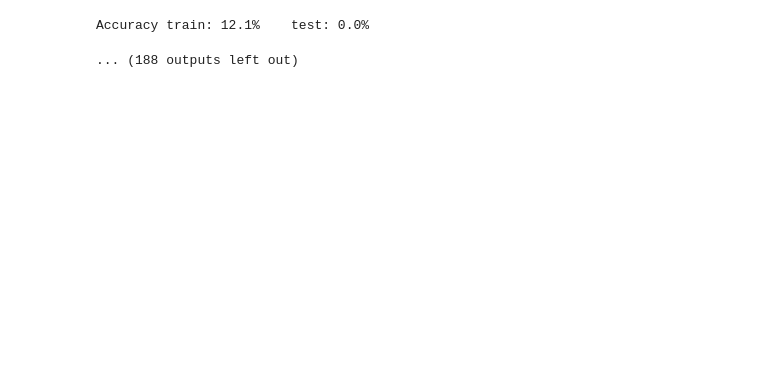
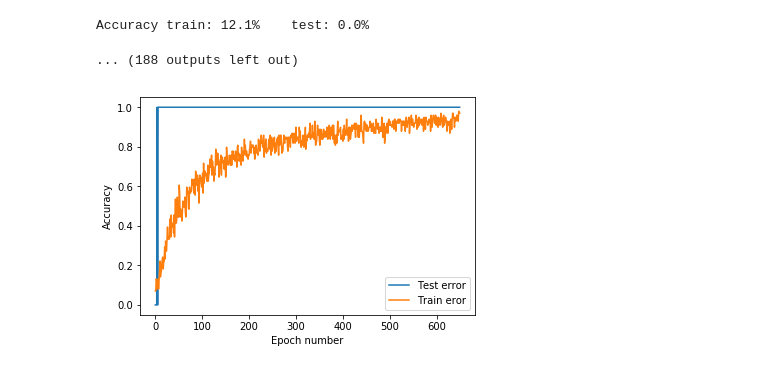
Before and after one commit to realnikolaj/02445, a Jupyter notebook: project1_NN.ipynb, the cells around one changed output. Drawn from its saved outputs; the diff is of its cells as text; code cells hidden in the pictures; blank space fills up the shorter version.

Commit message:
CV on NN done, project 2 models and plots improved

```diff
--- a/project1_NN.ipynb
+++ b/project1_NN.ipynb
@@ -247,3 +247,16 @@ Accuracy train: 9.1%     test: 0.0%
 [interactive output not drawn]
 Accuracy train: 12.1%    test: 0.0%
 ... (188 outputs left out)
+# %%
+test_acc = np.load("test_acc_final.npy")
+train_acc = np.load("train_acc_final.npy")
+# %%
+plt.plot(test_acc[3])
+plt.plot(train_acc[3])
+plt.legend(('Test error','Train eror'))
+plt.xlabel('Epoch number')
+plt.ylabel('Accuracy')
+# plt.savefig("TrainingAccuracy")
+plt.show()
+# %% [output]
+[figure, added]
```
Also changed, not shown: 5 other files.
